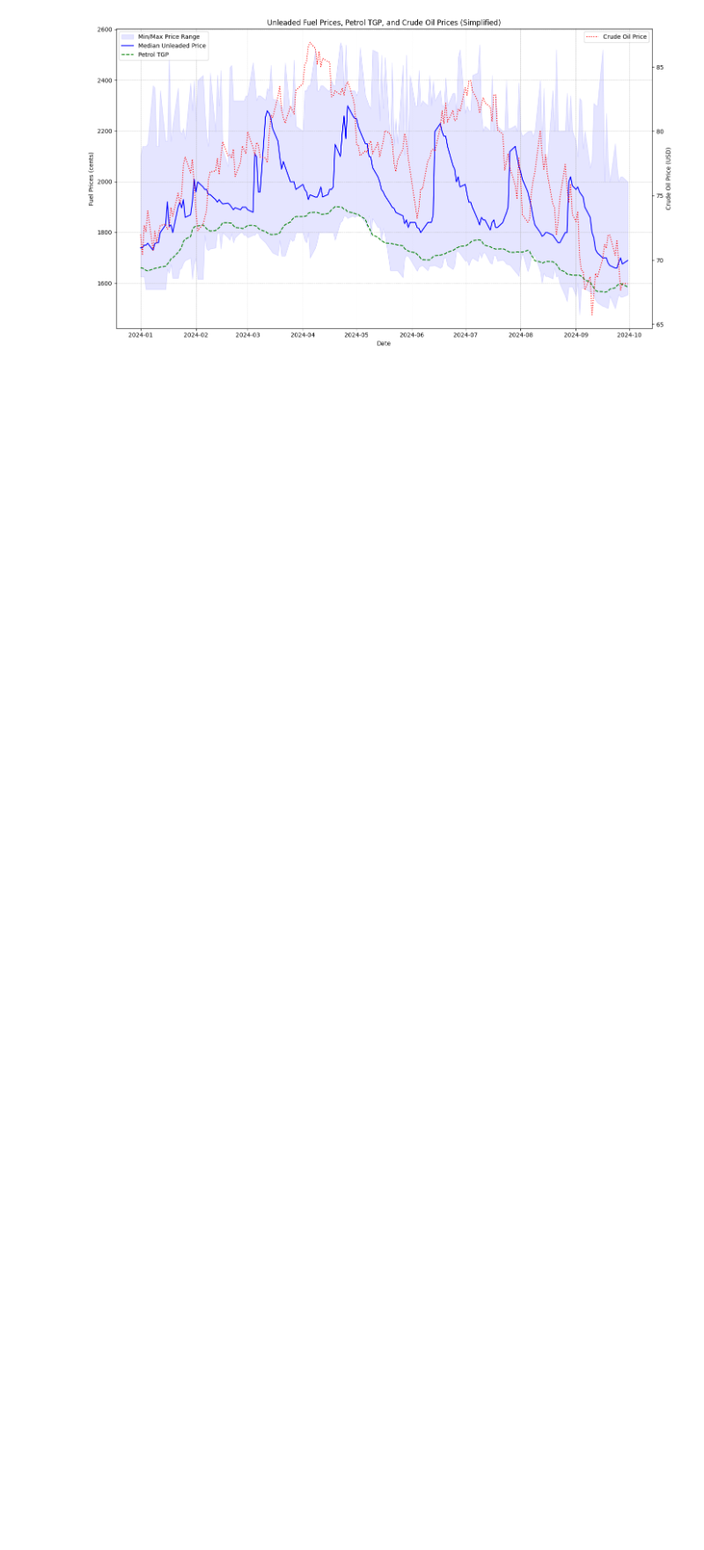
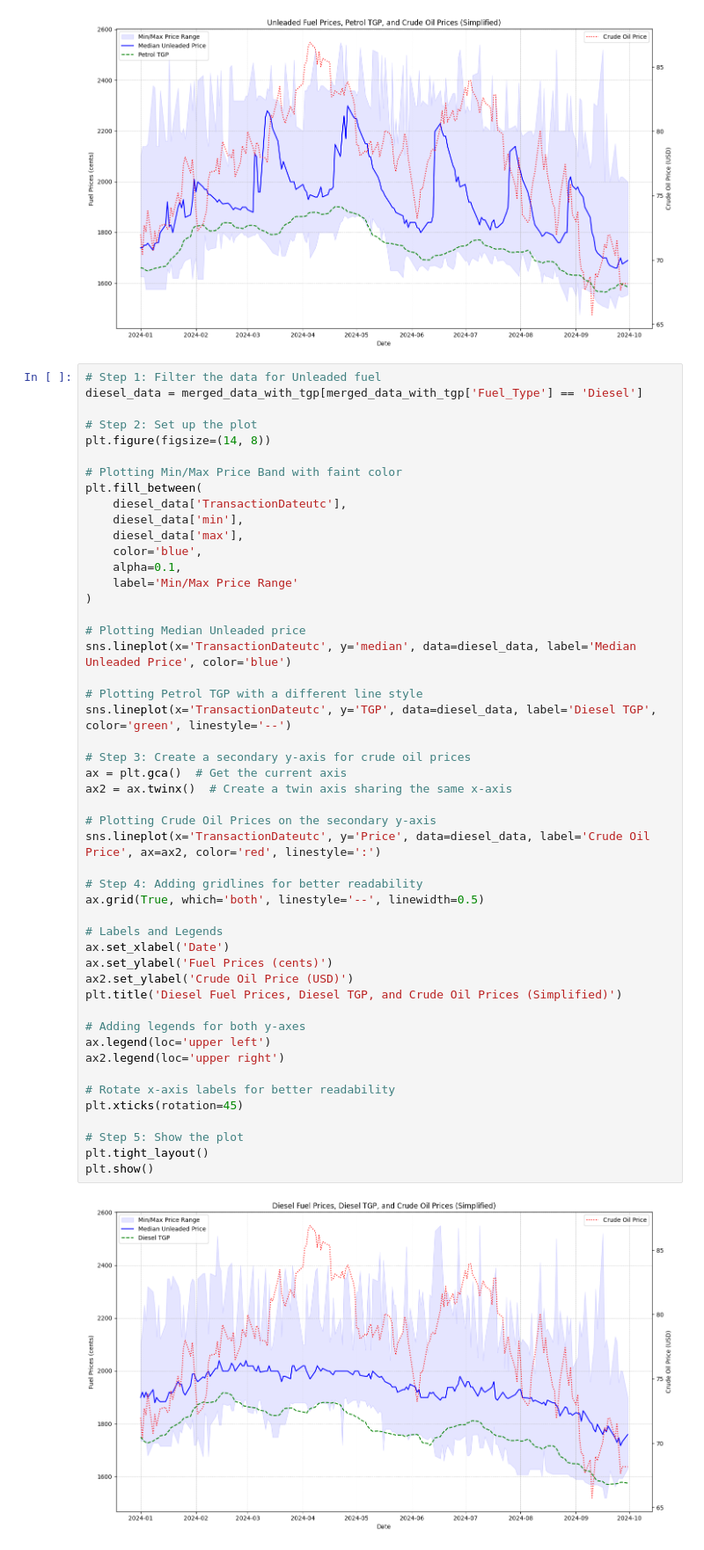
Before and after one commit to no1rookie/fuel_qld, a Jupyter notebook: fuel_hist_prices.ipynb, the cells around one changed output. Shown at 88% size. Saved outputs shown, nothing was run; the diff lists cells and outputs as text; blank space fills up the shorter version.

```diff
--- a/fuel_hist_prices.ipynb
+++ b/fuel_hist_prices.ipynb
@@ -377,3 +377,54 @@ plt.tight_layout()
 plt.show()
 # %% [output]
 [figure]
+# %%
+# Step 1: Filter the data for Unleaded fuel
+diesel_data = merged_data_with_tgp[merged_data_with_tgp['Fuel_Type'] == 'Diesel']
+
+# Step 2: Set up the plot
+plt.figure(figsize=(14, 8))
+
+# Plotting Min/Max Price Band with faint color
+plt.fill_between(
+    diesel_data['TransactionDateutc'],
+    diesel_data['min'],
+    diesel_data['max'],
+    color='blue',
+    alpha=0.1,
+    label='Min/Max Price Range'
+)
+
+# Plotting Median Unleaded price
+sns.lineplot(x='TransactionDateutc', y='median', data=diesel_data, label='Median Unleaded Price', color='blue')
+
+# Plotting Petrol TGP with a different line style
+sns.lineplot(x='TransactionDateutc', y='TGP', data=diesel_data, label='Diesel TGP', color='green', linestyle='--')
+
+# Step 3: Create a secondary y-axis for crude oil prices
+ax = plt.gca()  # Get the current axis
+ax2 = ax.twinx()  # Create a twin axis sharing the same x-axis
+
+# Plotting Crude Oil Prices on the secondary y-axis
+sns.lineplot(x='TransactionDateutc', y='Price', data=diesel_data, label='Crude Oil Price', ax=ax2, color='red', linestyle=':')
+
+# Step 4: Adding gridlines for better readability
+ax.grid(True, which='both', linestyle='--', linewidth=0.5)
+
+# Labels and Legends
+ax.set_xlabel('Date')
+ax.set_ylabel('Fuel Prices (cents)')
+ax2.set_ylabel('Crude Oil Price (USD)')
+plt.title('Diesel Fuel Prices, Diesel TGP, and Crude Oil Prices (Simplified)')
+
+# Adding legends for both y-axes
+ax.legend(loc='upper left')
+ax2.legend(loc='upper right')
+
+# Rotate x-axis labels for better readability
+plt.xticks(rotation=45)
+
+# Step 5: Show the plot
+plt.tight_layout()
+plt.show()
+# %% [output]
+[figure, added]
```
Also changed, not shown: 3 other files.
